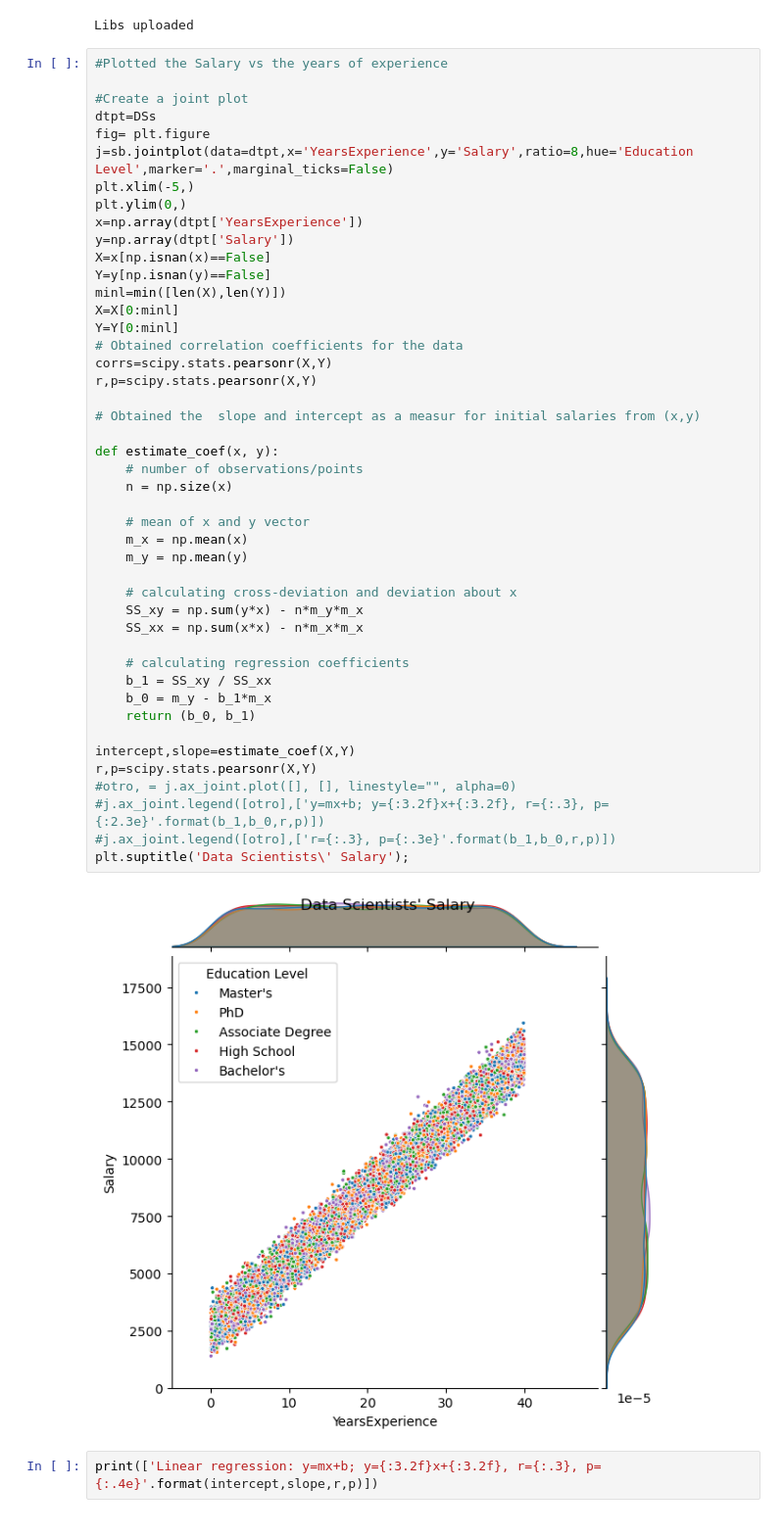
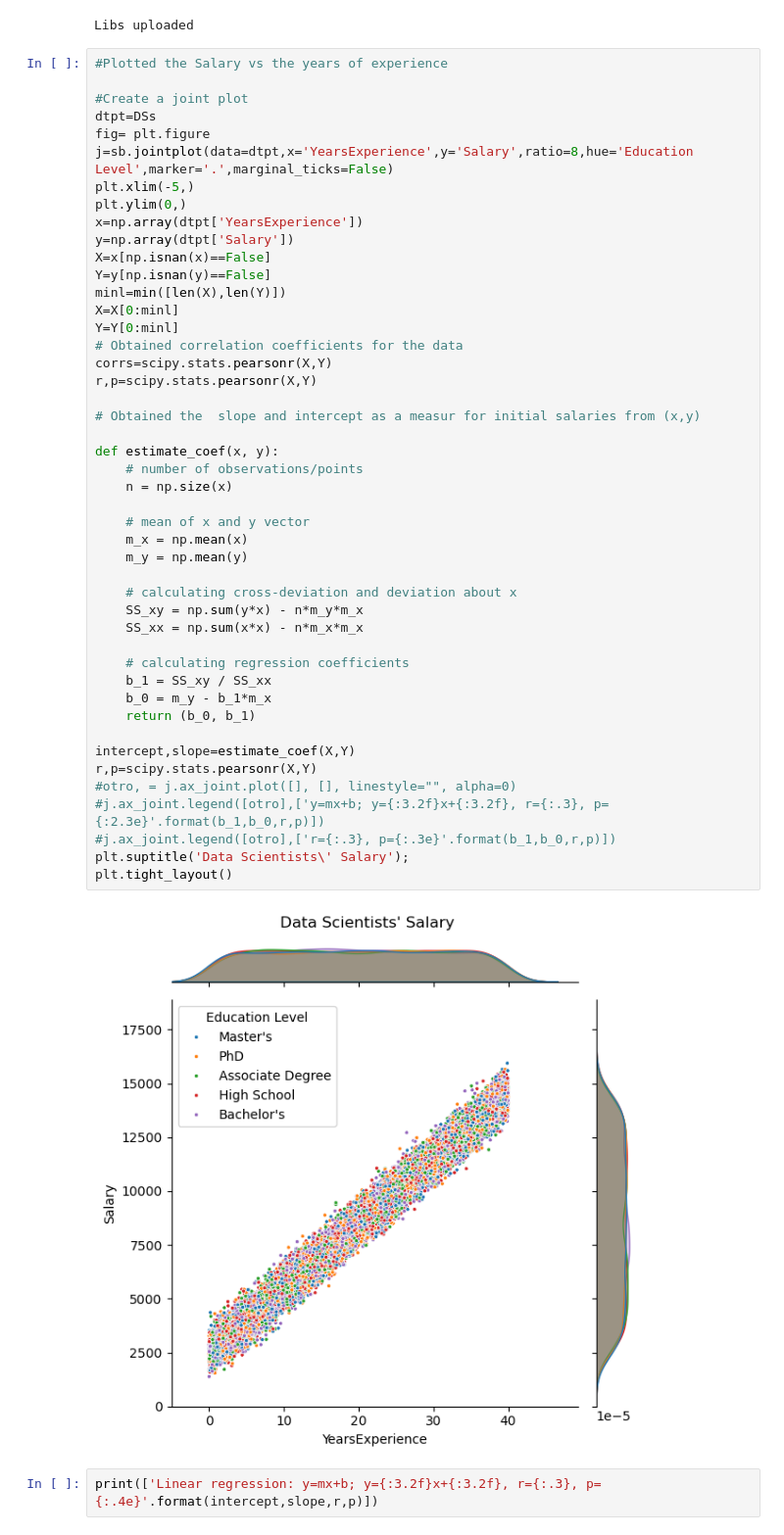
Before and after one commit to gamindful/Data-Science-Jupyter, a Jupyter notebook: content/Projects/dsp001.ipynb, the cells around one changed output. Shown: that part at 98% size. Saved outputs shown, nothing was run; the diff lists cells and outputs as text.

```diff
--- a/content/Projects/dsp001.ipynb
+++ b/content/Projects/dsp001.ipynb
@@ -240,34 +239,35 @@ Y=Y[0:minl]
 # Obtained correlation coefficients for the data
 corrs=scipy.stats.pearsonr(X,Y)
 r,p=scipy.stats.pearsonr(X,Y)
 
 # Obtained the  slope and intercept as a measur for initial salaries from (x,y)
 
 def estimate_coef(x, y):
     # number of observations/points
     n = np.size(x)
 
     # mean of x and y vector
     m_x = np.mean(x)
     m_y = np.mean(y)
 
     # calculating cross-deviation and deviation about x
     SS_xy = np.sum(y*x) - n*m_y*m_x
     SS_xx = np.sum(x*x) - n*m_x*m_x
 
     # calculating regression coefficients
     b_1 = SS_xy / SS_xx
     b_0 = m_y - b_1*m_x
     return (b_0, b_1)
 
 intercept,slope=estimate_coef(X,Y)
 r,p=scipy.stats.pearsonr(X,Y)
 #otro, = j.ax_joint.plot([], [], linestyle="", alpha=0)
 #j.ax_joint.legend([otro],['y=mx+b; y={:3.2f}x+{:3.2f}, r={:.3}, p={:2.3e}'.format(b_1,b_0,r,p)])
 #j.ax_joint.legend([otro],['r={:.3}, p={:.3e}'.format(b_1,b_0,r,p)])
 plt.suptitle('Data Scientists\' Salary');
+plt.tight_layout()
 # %% [output]
-[figure, old version]
+[figure, new version]
 # %%
 print(['Linear regression: y=mx+b; y={:3.2f}x+{:3.2f}, r={:.3}, p={:.4e}'.format(intercept,slope,r,p)])
 # %% [output]
```
Also changed, not shown: parts of 3 cells of this notebook.
